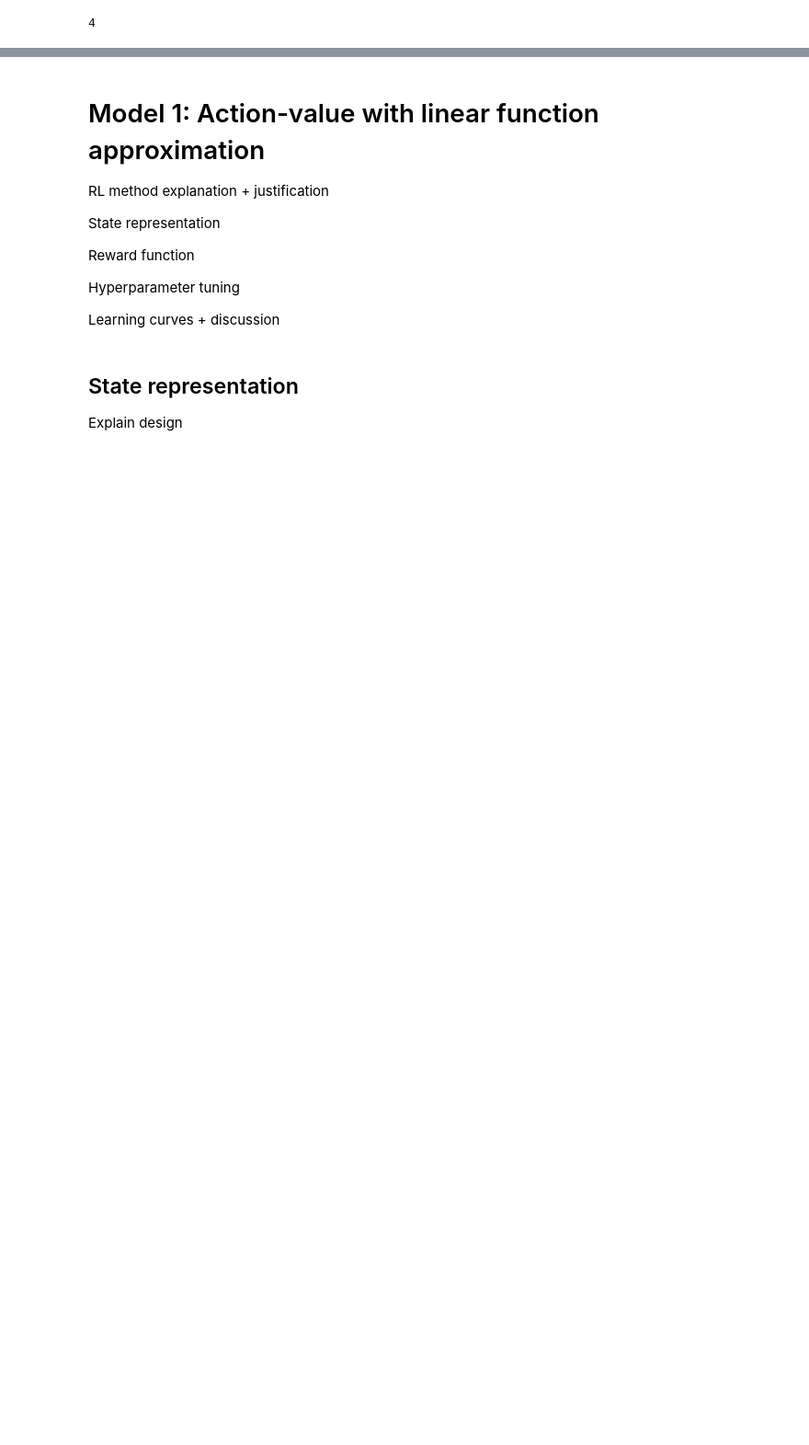
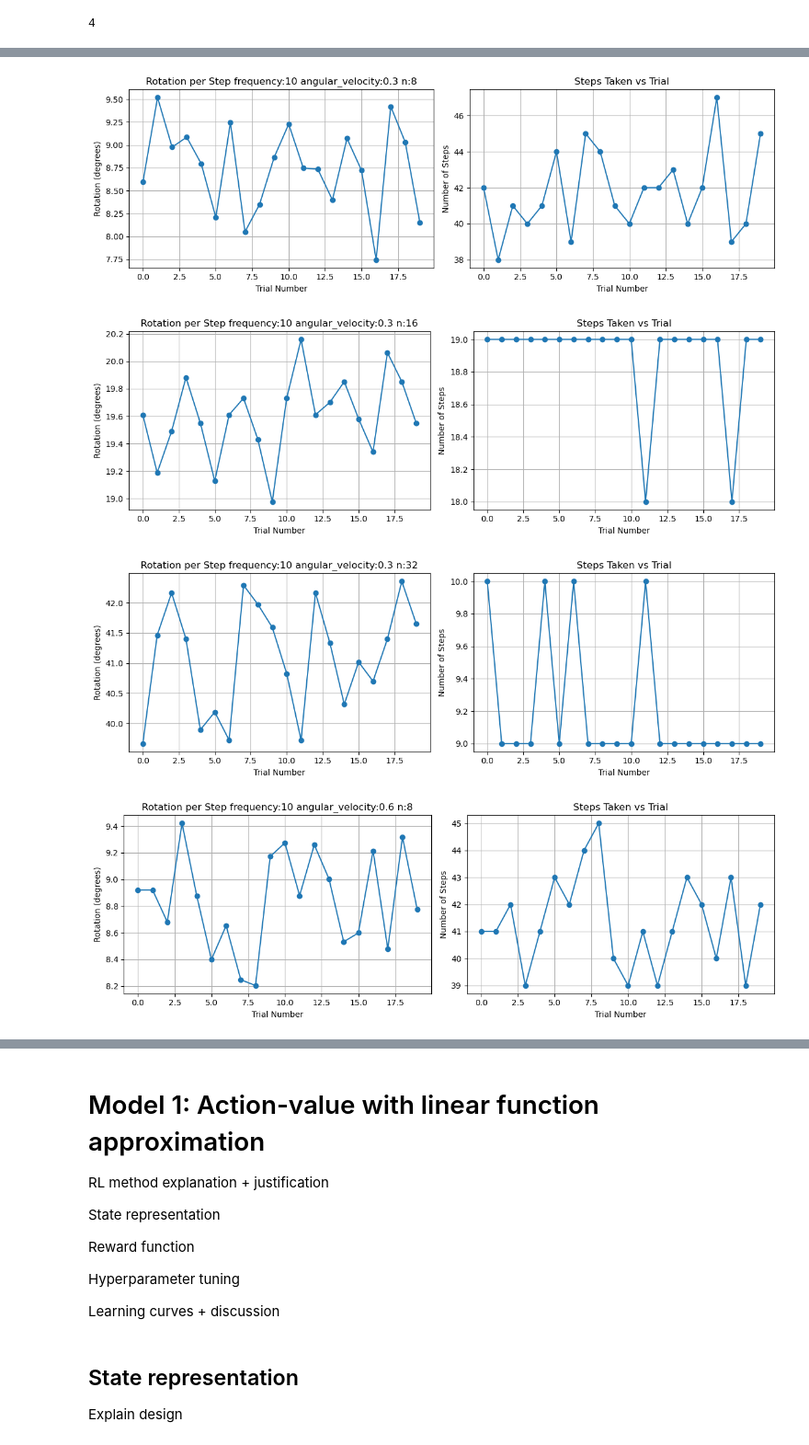
Before and after one commit to DanielBryars/turtlebot-as2, a Jupyter notebook: Assessment2.ipynb, the cells around one changed output, grey strips where cells are left out. Shown at 92% size. Drawn from its saved outputs; the diff is of its cells as text; code cells hidden in the pictures; blank space fills up the shorter version.

```diff
--- a/Assessment2.ipynb
+++ b/Assessment2.ipynb
@@ -134,0 +237,76 @@ Odom. Pos:[0.7,0.1] Yaw:0.15
+# %%
+def measure_rotation(robot : RobEnv, nTrials=20, frequency=10, angular_velocity=0.3, nSteps=8):
+
+    robot.freq = frequency
+    robot.angular_velocity = angular_velocity
+    robot.n = nSteps
+
+    results  = np.zeros((nTrials, 2))
+    start_time = time.time()
+
+    for i in range(nTrials):
+        robot.reset()
+
+        step_count = 0
+        full_rotation_detected = False
+        half_rotation_detected = False
+
+        pbar = tqdm(desc="Calibrating Rotation", unit="step")
+        while(not full_rotation_detected):
+
+            step_count += 1
+            robot.step(LEFT)
+
+            pbar.set_postfix({
+                "rotation (°)": f"{np.degrees(robot.θ):.2f}",
+                "step": step_count,
+                "elapsed (s)": f"{time.time() - start_time:.1f}"
+            })
+
+            if (robot.θ > pi):
+                half_rotation_detected = True
+            if (robot.θ <pi and half_rotation_detected):
+                full_rotation_detected = True
+
+        #print(f"step_count:{step_count}: final position: {np.degrees(robot.θ):.2f} degrees")
+        results [i,0] = robot.θ
+        results [i,1] = step_count
+
+    return results
+
+#Let's try to find the best parameters for the rotation
+frequencies = [10,20,30]
+angular_velocities = [0.3, 0.6, 0.9]
+nSteps = [8,16,32]
+
+for frequency in frequencies:
+    for angular_velocity in angular_velocities:
+        for n in nSteps:
+            results = measure_rotation(env, nTrials=20, frequency=frequency, angular_velocity=angular_velocity, nSteps=n)
+            angle_per_turn = (2 * np.pi + results[:, 0]) / results[:, 1]
+            results = np.hstack([results, angle_per_turn[:, None]])
+
+            fig, (ax1, ax2) = plt.subplots(1, 2, figsize=(12, 4))
+
+            # Plot final errors
+            ax1.plot(np.degrees(results[:,2]), 'o-')
+            ax1.set_title(f'Rotation per Step frequency:{frequency} angular_velocity:{angular_velocity} n:{n}')
+            ax1.set_xlabel('Trial Number')
+            ax1.set_ylabel('Rotation (degrees)')
+            ax1.grid(True)
+
+            # Plot step counts
+            ax2.plot(results[:,1], 'o-')
+            ax2.set_title('Steps Taken vs Trial')
+            ax2.set_xlabel('Trial Number')
+            ax2.set_ylabel('Number of Steps')
+            ax2.grid(True)
+
+            plt.tight_layout()
+            plt.savefig(f'plot_measure_rotation_{frequency}_{angular_velocity}_{n}.png')
+            plt.show()
+# %% [output]
+[figure, added]
+[figure, added]
+[figure, added]
+[figure, added]
```
Also changed, not shown: parts of 10 cells of this notebook, 17 other files.
